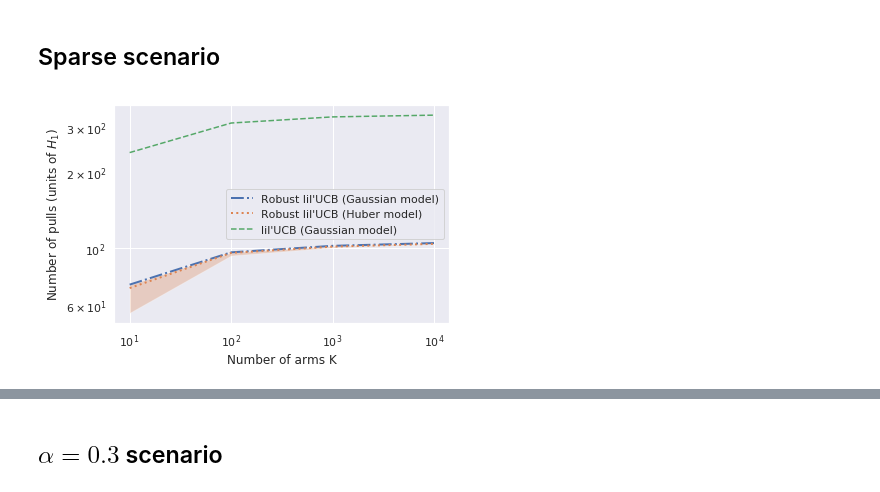
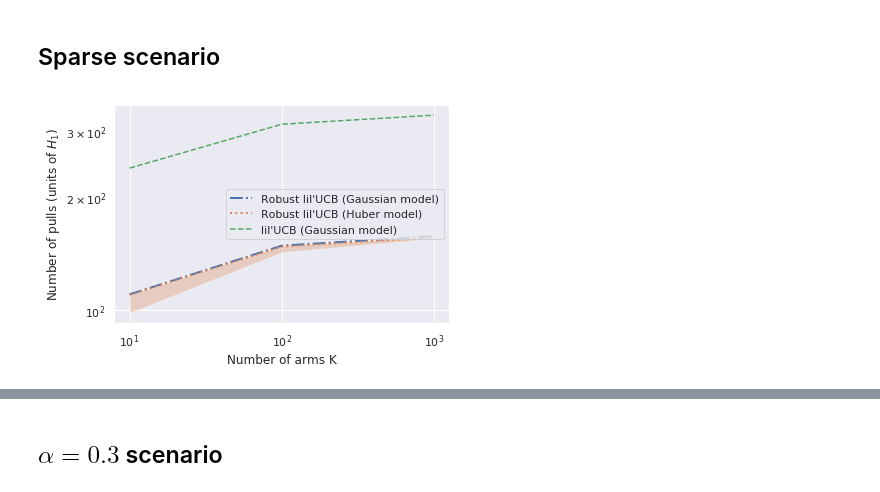
Before and after one commit to NicolasSchreuder/Robust_lilUCB, a Jupyter notebook: NumExp.ipynb, the cells around one changed output, grey strips where cells are left out. Saved outputs shown, nothing was run; the diff lists cells and outputs as text; code cells hidden in the pictures.

```diff
--- a/NumExp.ipynb
+++ b/NumExp.ipynb
@@ -148,7 +155,7 @@ def robust_lilUCB_exp(scenario, distrib, K, α=0.):
 
     mab = MAB(K, scenario, distrib, α)
 
-    robust_lilUCB_proc = robust_lilUCB(K=K, δ=0.1, ϵ=.01, β=1)
+    robust_lilUCB_proc = robust_lilUCB(K=K, δ=0.1, ϵ=2., β=1)
 
     T = robust_lilUCB_proc.run(mab)
 
@@ -185,7 +192,7 @@ file_handler.setLevel(logging.DEBUG)
 file_handler.setFormatter(formatter)
 logger.addHandler(file_handler)
 # %%
-nb_of_arms = np.logspace(1, 4, 4, dtype=int)
+nb_of_arms = np.logspace(1, 3, 3, dtype=int)
 
 n_repeat = 50
 
@@ -211,10 +218,10 @@ if 'BAI_lilUCB_huber.npy' not in os.listdir('experiments_results'):
         logger.info('Starting lilUCB procedure for {} arms'.format(K))
 
         # lilUCB
-        f = partial(lilUCB_exp, scenario, distrib)
-        result = np.array(p.map_async(f, [K]*n_repeat).get())
-        nb_of_pulls_lilUCB[i, :] = result[:,  0]
-        BAI_lilUCB[i, :] = result[:, 1]
+        #f = partial(lilUCB_exp, scenario, distrib)
+        #result = np.array(p.map_async(f, [K]*n_repeat).get())
+        #nb_of_pulls_lilUCB[i, :] = result[:,  0]
+        #BAI_lilUCB[i, :] = result[:, 1]
 
         logger.info('Starting robust lilUCB procedure for {} arms'.format(K))
 
@@ -229,10 +236,10 @@ if 'BAI_lilUCB_huber.npy' not in os.listdir('experiments_results'):
         logger.info('Starting lilUCB procedure for {} arms (Huber)'.format(K))
 
         # lilUCB contaminated
-        f = partial(lilUCB_exp, scenario, distrib)
-        result = np.array(p.map_async(f, [K]*n_repeat).get())
-        nb_of_pulls_lilUCB_huber[i, :] = result[:, 0]
-        BAI_lilUCB_huber[i, :] = result[:, 1]
+        #f = partial(lilUCB_exp, scenario, distrib)
+        #result = np.array(p.map_async(f, [K]*n_repeat).get())
+        #nb_of_pulls_lilUCB_huber[i, :] = result[:, 0]
+        #BAI_lilUCB_huber[i, :] = result[:, 1]
 
         logger.info('Starting robust lilUCB procedure for {} arms (Huber)'.format(K))
 
@@ -244,14 +251,14 @@ if 'BAI_lilUCB_huber.npy' not in os.listdir('experiments_results'):
 
     logger.info("Finished task, saving results...")
 
-    np.save('experiments_results/BAI_lilUCB.npy', BAI_lilUCB)
+    #np.save('experiments_results/BAI_lilUCB.npy', BAI_lilUCB)
     np.save('experiments_results/BAI_robustlilUCB.npy', BAI_robustlilUCB)
-    np.save('experiments_results/BAI_lilUCB_huber.npy', BAI_lilUCB_huber)
+    #np.save('experiments_results/BAI_lilUCB_huber.npy', BAI_lilUCB_huber)
     np.save('experiments_results/BAI_robustlilUCB_huber.npy', BAI_robustlilUCB_huber)
 
-    np.save('experiments_results/nb_of_pulls_lilUCB.npy', nb_of_pulls_lilUCB)
+    #np.save('experiments_results/nb_of_pulls_lilUCB.npy', nb_of_pulls_lilUCB)
     np.save('experiments_results/nb_of_pulls_robustlilUCB.npy', nb_of_pulls_robustlilUCB)
-    np.save('experiments_results/nb_of_pulls_lilUCB_huber.npy', nb_of_pulls_lilUCB_huber)
+    #np.save('experiments_results/nb_of_pulls_lilUCB_huber.npy', nb_of_pulls_lilUCB_huber)
     np.save('experiments_results/nb_of_pulls_robustlilUCB_huber.npy', nb_of_pulls_robustlilUCB_huber)
 
     p.close()
@@ -272,31 +279,32 @@ from scipy import stats
 # %%
 ## sns.set()
 
 # grid for both axis
 plt.rcParams["axes.grid.axis"] ='both'
 
 H_1 = [4*K for K in nb_of_arms]
 
 # robust lilUCB, Gaussian model
 plt.loglog(nb_of_arms, stats.trim_mean(nb_of_pulls_robustlilUCB, proportiontocut=0.05, axis=1)/H_1, linewidth=2, linestyle='-.')
 plt.fill_between(nb_of_arms, np.max(nb_of_pulls_robustlilUCB, axis=1)/H_1,
                  np.min(nb_of_pulls_robustlilUCB, axis=1)/H_1, alpha=.3)
 
 # robust lilUCB, Huber model
 plt.loglog(nb_of_arms, stats.trim_mean(nb_of_pulls_robustlilUCB_huber, proportiontocut=0.05, axis=1)/H_1, linewidth=2, linestyle=':')
 plt.fill_between(nb_of_arms, np.max(nb_of_pulls_robustlilUCB_huber, axis=1)/H_1,
                  np.min(nb_of_pulls_robustlilUCB_huber, axis=1)/H_1, alpha=.3)
 
-plt.loglog(nb_of_arms, np.mean(nb_of_pulls_lilUCB, axis=1)/H_1, linewidth=1.5, linestyle='--')
+plt.loglog(nb_of_arms, np.mean(nb_of_pulls_lilUCB[:3, :], axis=1)/H_1, linewidth=1.5, linestyle='--')
 
 plt.xlabel('Number of arms K')
 #plt.ylim(1, 1000)
 plt.ylabel('Number of pulls (units of $H_1$)')
 plt.legend(["Robust lil'UCB (Gaussian model)", "Robust lil'UCB (Huber model)", "lil'UCB (Gaussian model)"],
            loc='center right')
+#
 savefig('experiments_results/number_of_pulls_sparse.pdf', bbox_inches='tight', dpi=500)
 # %% [output]
-[figure, old version]
+[figure, new version]
 # %%
 # only display horizontal grid
 plt.rcParams["axes.grid.axis"] ='y'
```
Also changed, not shown: parts of 16 cells of this notebook, 55 other files.
